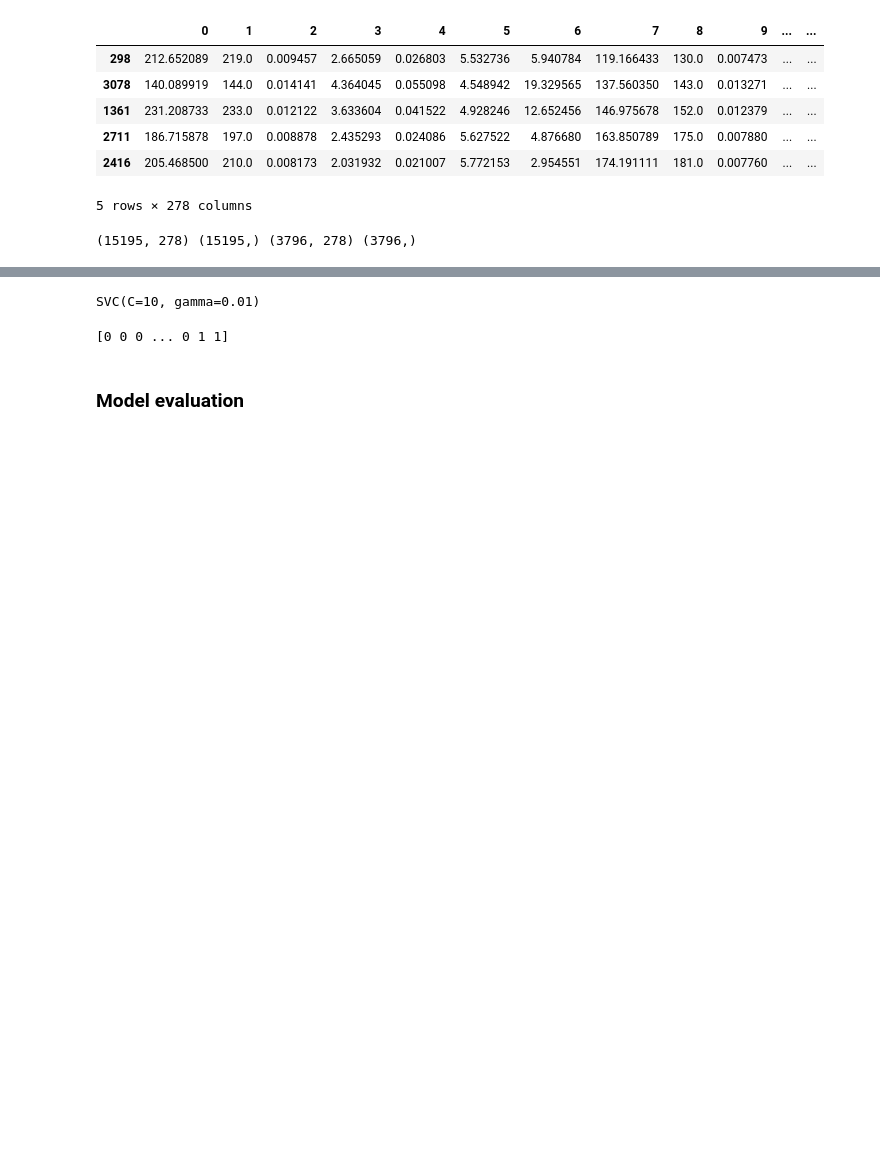
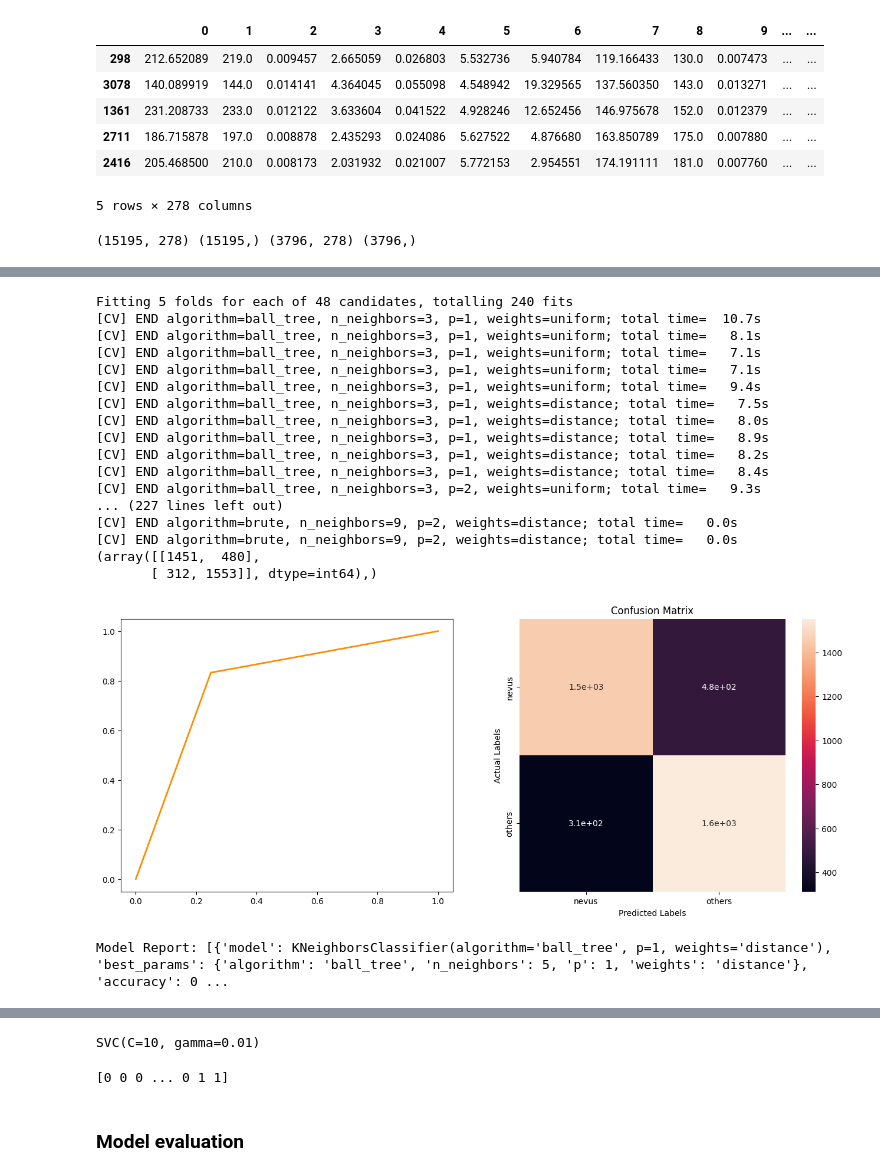
Before and after one commit to lui-alvarez/Melanoma-classification-using-machine-learning, a Jupyter notebook: notebooks/machine_learning_pipeline.ipynb, the cells around one changed output, grey strips where cells are left out. Drawn from its saved outputs; the diff is of its cells as text; code cells hidden in the pictures; blank space fills up the shorter version.

```diff
--- a/notebooks/machine_learning_pipeline.ipynb
+++ b/notebooks/machine_learning_pipeline.ipynb
@@ -270,0 +376,34 @@ models_report
+# %%
+# Define the list of models and their respective hyperparameter grids
+models = [
+    KNeighborsClassifier()
+    ]
+
+param_grids = [
+    {'n_neighbors': [3, 5, 7, 9], 'weights' : ['uniform', 'distance'], 'algorithm': ['ball_tree', 'kd_tree', 'brute'], 'p': [1, 2]},
+]
+
+# Call the function to compare models and get the best one
+models_report = compare_models(models, param_grids, X_train_normalized, y_train_encoded, X_val_normalized, y_val_encoded, scoring_metric='accuracy', cv=5)
+
+print("Model Report:", models_report)
+# %% [output]
+Fitting 5 folds for each of 48 candidates, totalling 240 fits
+[CV] END algorithm=ball_tree, n_neighbors=3, p=1, weights=uniform; total time=  10.7s
+[CV] END algorithm=ball_tree, n_neighbors=3, p=1, weights=uniform; total time=   8.1s
+[CV] END algorithm=ball_tree, n_neighbors=3, p=1, weights=uniform; total time=   7.1s
+[CV] END algorithm=ball_tree, n_neighbors=3, p=1, weights=uniform; total time=   7.1s
+[CV] END algorithm=ball_tree, n_neighbors=3, p=1, weights=uniform; total time=   9.4s
+[CV] END algorithm=ball_tree, n_neighbors=3, p=1, weights=distance; total time=   7.5s
+[CV] END algorithm=ball_tree, n_neighbors=3, p=1, weights=distance; total time=   8.0s
+[CV] END algorithm=ball_tree, n_neighbors=3, p=1, weights=distance; total time=   8.9s
+[CV] END algorithm=ball_tree, n_neighbors=3, p=1, weights=distance; total time=   8.2s
+[CV] END algorithm=ball_tree, n_neighbors=3, p=1, weights=distance; total time=   8.4s
+[CV] END algorithm=ball_tree, n_neighbors=3, p=2, weights=uniform; total time=   9.3s
+... (227 lines left out)
+[CV] END algorithm=brute, n_neighbors=9, p=2, weights=distance; total time=   0.0s
+[CV] END algorithm=brute, n_neighbors=9, p=2, weights=distance; total time=   0.0s
+(array([[1451,  480],
+       [ 312, 1553]], dtype=int64),)
+[figure, added]
+Model Report: [{'model': KNeighborsClassifier(algorithm='ball_tree', p=1, weights='distance'), 'best_params': {'algorithm': 'ball_tree', 'n_neighbors': 5, 'p': 1, 'weights': 'distance'}, 'accuracy': 0 ...
```
Also changed, not shown: parts of 15 cells of this notebook, 1 other file.
